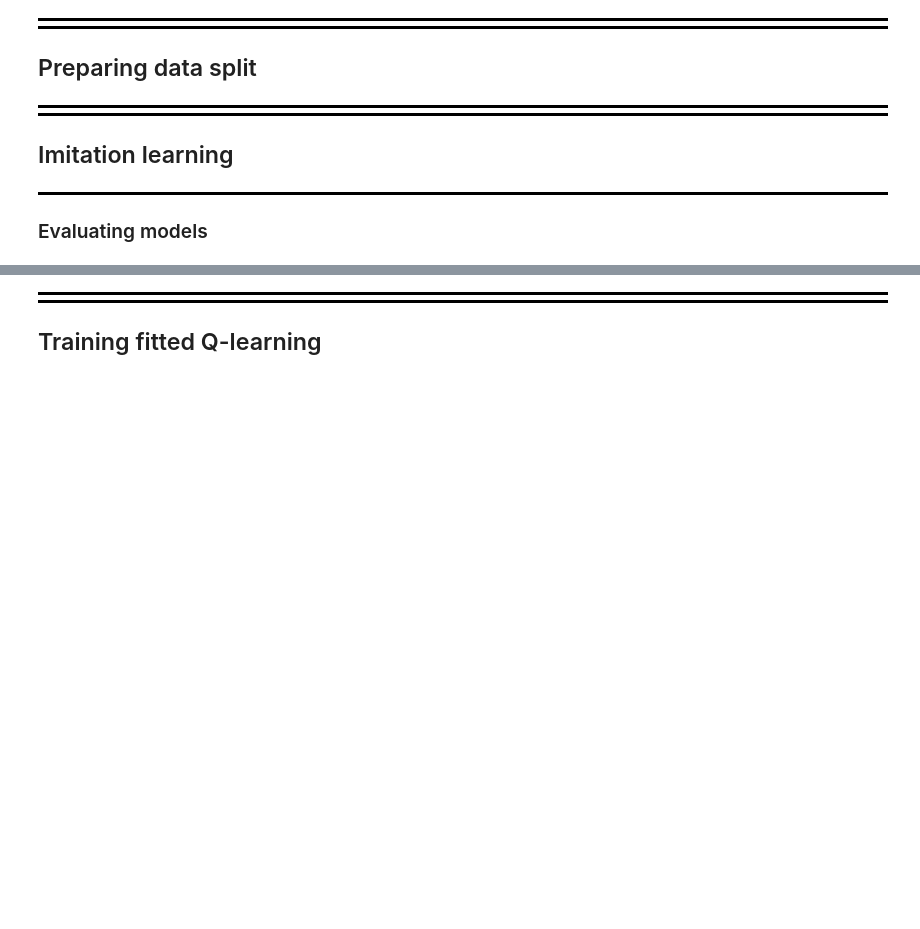
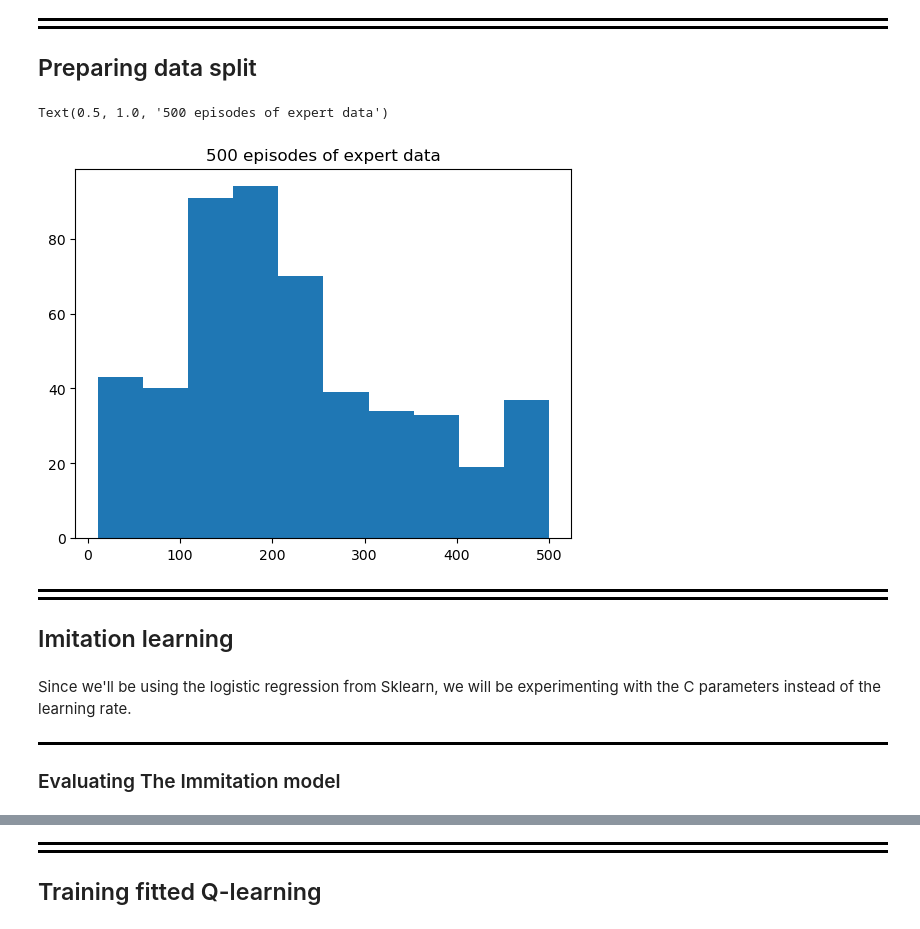
Before and after one commit to rafalm0/Offline-RL, a Jupyter notebook: OfflineRL.ipynb, the cells around one changed output, grey strips where cells are left out. Saved outputs shown, nothing was run; the diff lists cells and outputs as text; code cells hidden in the pictures; blank space fills up the shorter version.

Commit message:
plot immitation learning

```diff
--- a/OfflineRL.ipynb
+++ b/OfflineRL.ipynb
@@ -273,6 +291,14 @@ df.head(5)
 
 
 ## Preparing data split
+# %%
+# taking a look at the expert data
+hist = df.groupby('episode')['reward'].sum().apply(lambda a : a+250 if a <500 else a)
+plt.hist(hist)
+plt.title("500 episodes of expert data")
+# %% [output]
+Text(0.5, 1.0, '500 episodes of expert data')
+[figure, added]
 # %%
 sizes = [100, 250, 500]
 splits = [(1.0,.0), (.5,.5), (.0,1.0)]
@@ -290,6 +324,8 @@ for size in sizes:
 
 
 ## Imitation learning
+# %% [markdown]
+Since we'll be using the logistic regression from Sklearn, we will be experimenting with the C parameters instead of the learning rate.
 # %%
 # creating the logistic regression model for the immitation
 
@@ -311,5 +350,5 @@ for size in sizes:
 <div style="border-bottom: 3px solid black; margin-bottom:5px"></div>
 
 
-### Evaluating models
+### Evaluating The Immitation model
 # %%
```
Also changed, not shown: parts of 16 cells of this notebook.
